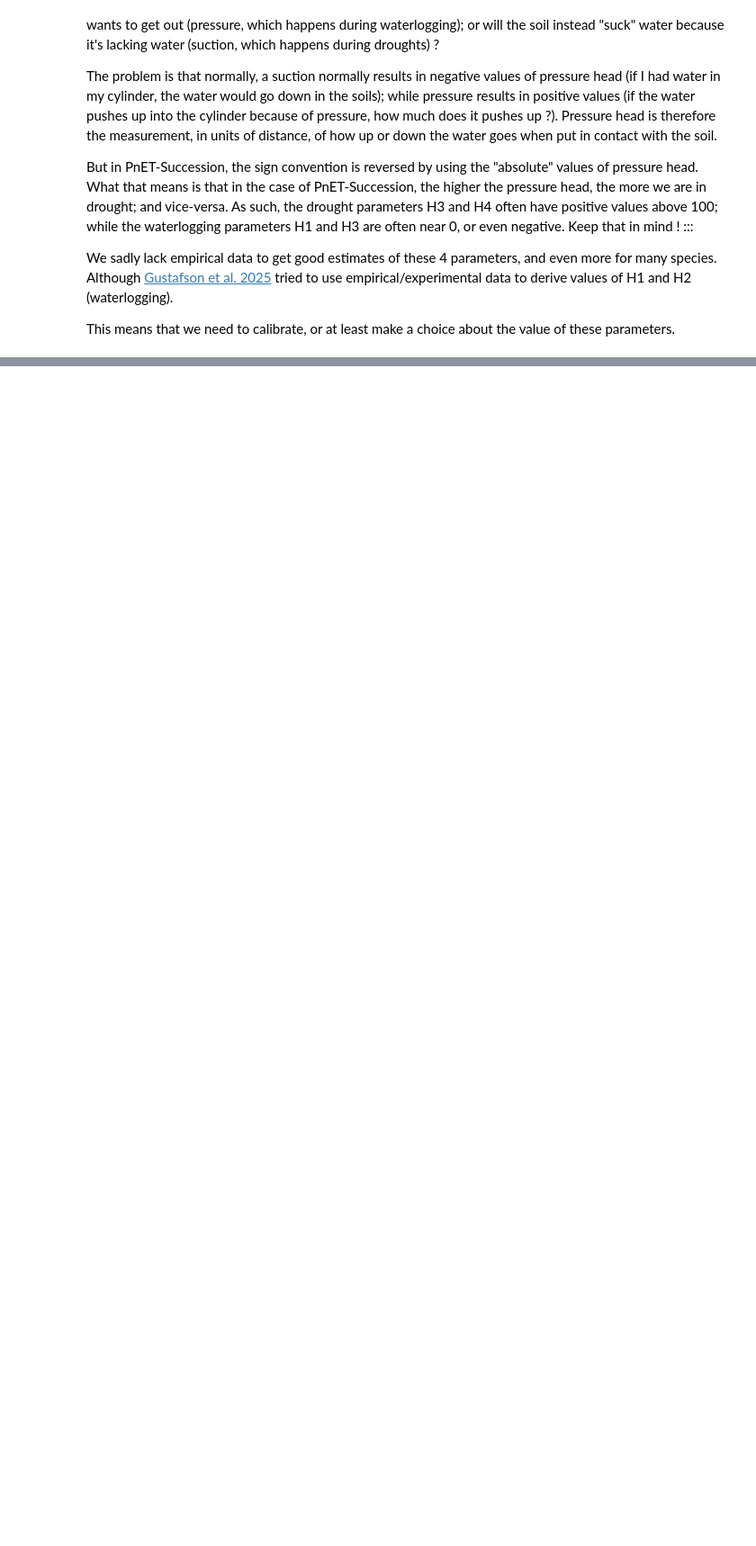
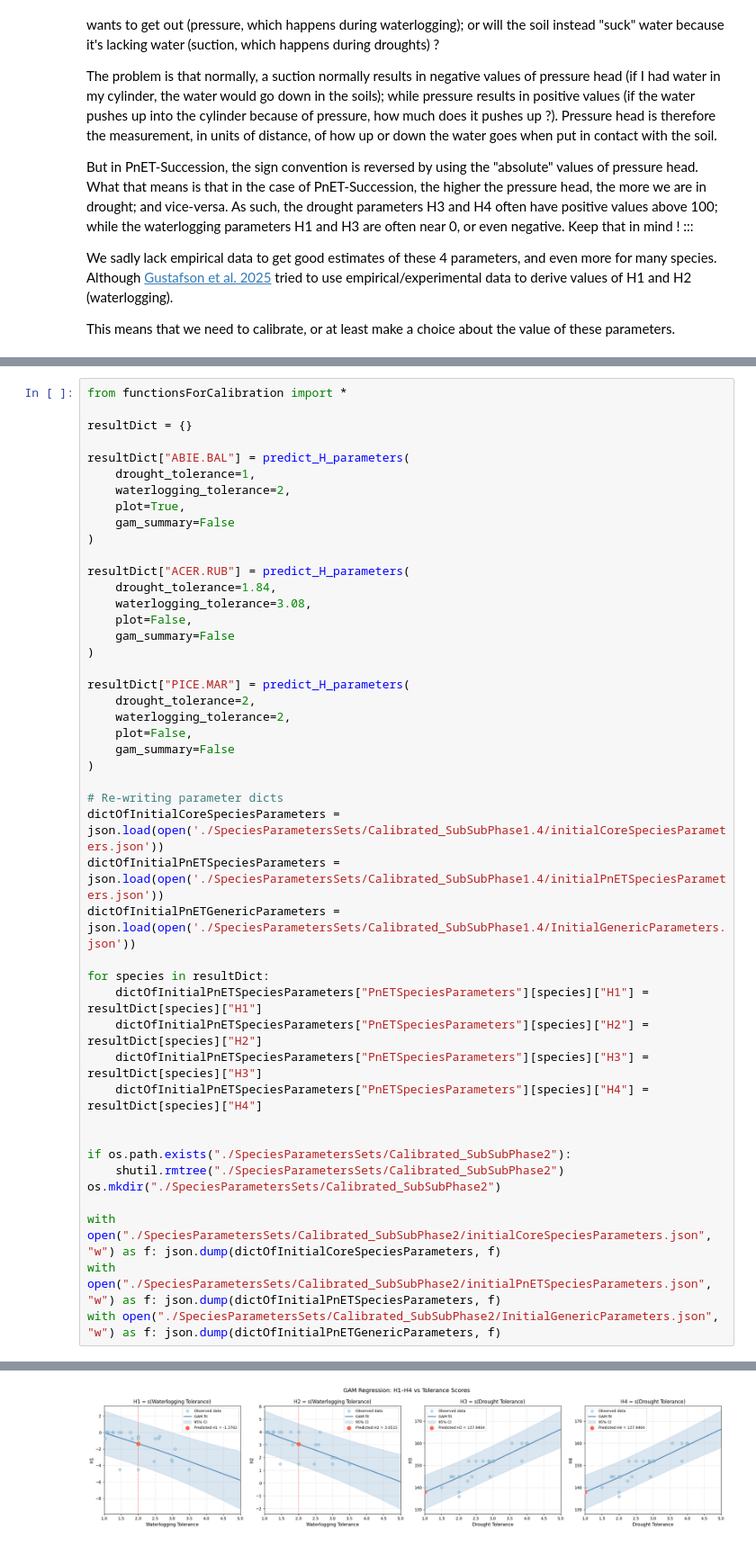
Before and after one commit to Klemet/Calibration_PnET_DIVERSE, a Jupyter notebook: calibrationJupyterBook/StartingCalibrationTest/7. Calibrating soil and water.ipynb, the cells around one changed output, grey strips where cells are left out. Shown at 90% size. Drawn from its saved outputs; the diff is of its cells as text; blank space fills up the shorter version.

```diff
--- a/calibrationJupyterBook/StartingCalibrationTest/7. Calibrating soil and water.ipynb
+++ b/calibrationJupyterBook/StartingCalibrationTest/7. Calibrating soil and water.ipynb
@@ -351,0 +77,46 @@ For waterlogging : Create curve linking waterlogging score to numb of days of su
+# %%
+from functionsForCalibration import *
+
+resultDict = {}
+
+resultDict["ABIE.BAL"] = predict_H_parameters(
+    drought_tolerance=1,
+    waterlogging_tolerance=2,
+    plot=True,
+    gam_summary=False
+)
+
+resultDict["ACER.RUB"] = predict_H_parameters(
+    drought_tolerance=1.84,
+    waterlogging_tolerance=3.08,
+    plot=False,
+    gam_summary=False
+)
+
+resultDict["PICE.MAR"] = predict_H_parameters(
+    drought_tolerance=2,
+    waterlogging_tolerance=2,
+    plot=False,
+    gam_summary=False
+)
+
+# Re-writing parameter dicts
+dictOfInitialCoreSpeciesParameters = json.load(open('./SpeciesParametersSets/Calibrated_SubSubPhase1.4/initialCoreSpeciesParameters.json'))
+dictOfInitialPnETSpeciesParameters = json.load(open('./SpeciesParametersSets/Calibrated_SubSubPhase1.4/initialPnETSpeciesParameters.json'))
+dictOfInitialPnETGenericParameters = json.load(open('./SpeciesParametersSets/Calibrated_SubSubPhase1.4/InitialGenericParameters.json'))
+
+for species in resultDict:
+    dictOfInitialPnETSpeciesParameters["PnETSpeciesParameters"][species]["H1"] = resultDict[species]["H1"]
+    dictOfInitialPnETSpeciesParameters["PnETSpeciesParameters"][species]["H2"] = resultDict[species]["H2"]
+    dictOfInitialPnETSpeciesParameters["PnETSpeciesParameters"][species]["H3"] = resultDict[species]["H3"]
+    dictOfInitialPnETSpeciesParameters["PnETSpeciesParameters"][species]["H4"] = resultDict[species]["H4"]
+
+
+if os.path.exists("./SpeciesParametersSets/Calibrated_SubSubPhase2"):
+    shutil.rmtree("./SpeciesParametersSets/Calibrated_SubSubPhase2")
+os.mkdir("./SpeciesParametersSets/Calibrated_SubSubPhase2")
+
+with open("./SpeciesParametersSets/Calibrated_SubSubPhase2/initialCoreSpeciesParameters.json", "w") as f: json.dump(dictOfInitialCoreSpeciesParameters, f)
+with open("./SpeciesParametersSets/Calibrated_SubSubPhase2/initialPnETSpeciesParameters.json", "w") as f: json.dump(dictOfInitialPnETSpeciesParameters, f)
+with open("./SpeciesParametersSets/Calibrated_SubSubPhase2/InitialGenericParameters.json", "w") as f: json.dump(dictOfInitialPnETGenericParameters, f)
+# %% [output]
@@ -351,0 +127 @@ For waterlogging : Create curve linking waterlogging score to numb of days of su
+[figure, added]
```
Also changed, not shown: parts of 6 cells of this notebook, 2 other files.
